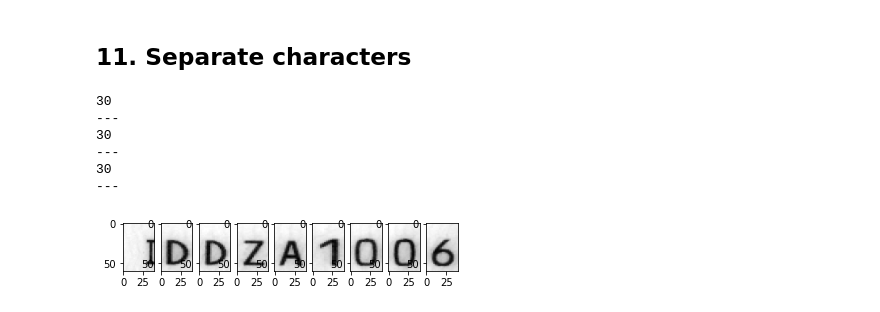
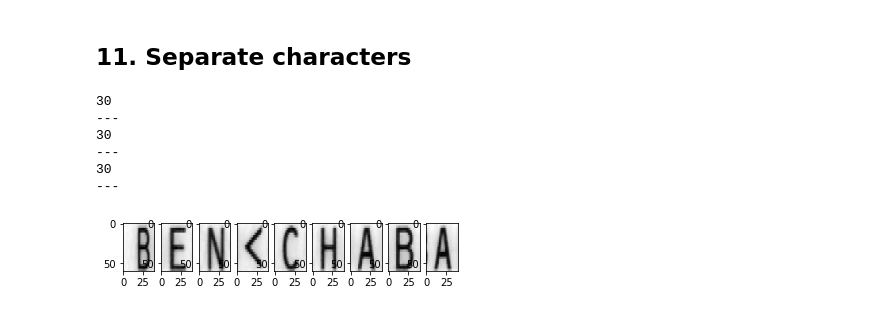
Before and after one commit to TerboucheHacene/information_extraction_from_id_cards, a Jupyter notebook: notebooks/extract_characters.ipynb, the cells around one changed output. Cells and saved outputs as stored; diff of their text form; code cells hidden in the pictures.

```diff
--- a/notebooks/extract_characters.ipynb
+++ b/notebooks/extract_characters.ipynb
@@ -7,7 +7,7 @@ from matplotlib import pyplot as plt
 # %% [markdown]
 ## 1. Import image and convert it to grayscale
 # %%
-image = cv2.imread("../data/raw/208.jpg")  # charge le fichier dans une matrice de pixels couleur
+image = cv2.imread("../data/raw/118.jpg")  # charge le fichier dans une matrice de pixels couleur
 image = cv2.cvtColor(image, cv2.COLOR_BGR2GRAY)
 # %%
 plt.imshow(image, cmap='gray')
@@ -213,14 +213,15 @@ def separate_lines(imageB, imageG):
             l.append(lines[cmp])
             l.append(lines[cmp+1])
         cmp += 1
-    print(l)
-    l1 = imageG[l[0]:l[1],:]
-    l2 = imageG[l[2]:l[3],:]
-    l3 = imageG[l[4]:l[5],:]
+
+    l1 = imageG[l[0]: l[1] + 3, :]
+    l2 = imageG[l[2] - 3 : l[3] + 3, :]
+    l3 = imageG[l[4] - 3 : l[5] + 3, :]
     images = [l1, l2, l3]
-    l1 = imageB[0:l[1],:]
-    l2 = imageB[l[2]:l[3],:]
-    l3 = imageB[l[4]:l[5],:]
+    l1 = imageB[l[0] - 3 : l[1] + 3, :]
+    l2 = imageB[l[2] - 3 : l[3] + 3, :]
+    l3 = imageB[l[4] - 3 : l[5] + 3, :]
+
     images.append(l1)
     images.append(l2)
     images.append(l3)
@@ -258,10 +258,10 @@ def separate_characters(imageB, imageG):
     if len(l) > 60:
         l = l[:60]
     characters = []
-    characters.append(imageG[:, 0:l[1]])
+    characters.append(imageG[:, 0:l[1]+5])
     cmp = 2
     while cmp < len(l)-3:
-        characters.append(imageG[:, l[cmp]-3:l[cmp+1]+3])
+        characters.append(imageG[:, l[cmp]-5:l[cmp+1]+5])
         cmp += 2
     characters.append(imageG[:, l[-3]:])
     return characters
@@ -278,16 +278,16 @@ for i in range(0, 3):
 30
 ---
 # %%
-lG = images[0]
-lB = images[3]
+lG = images[2]
+lB = images[5]
 dim = (40, 60)
 characters =separate_characters(lB, lG )
 for i in range(9):
     position = 190+i+1
     plt.subplot(position)
     c = characters[i]
     c= cv2.resize(c, dim, interpolation = cv2.INTER_AREA)
     plt.imshow(c, cmap='gray')
 plt.show()
 # %% [output]
-[figure, old version]
+[figure, new version]
```
Also changed, not shown: parts of 12 cells of this notebook, 27 other files.
